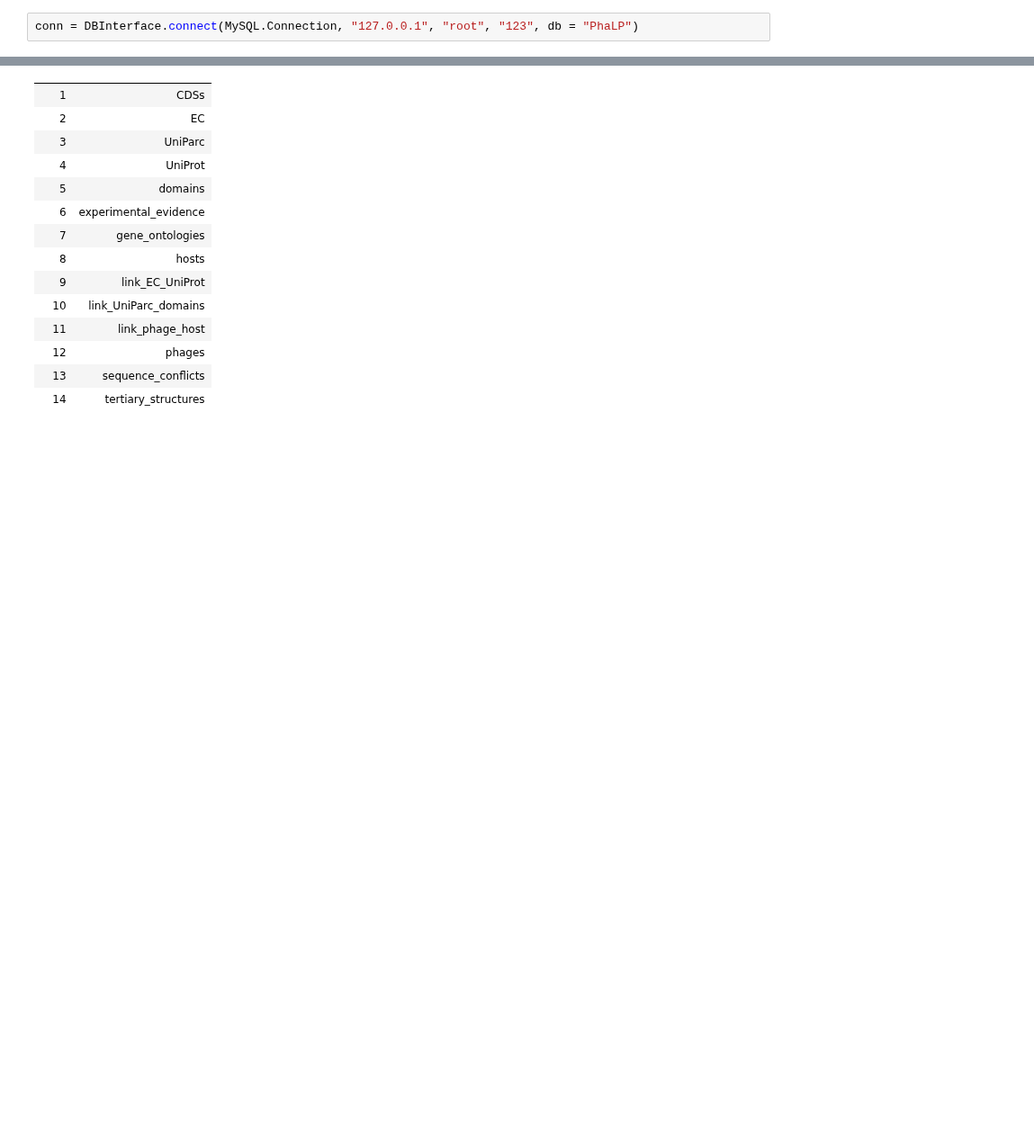
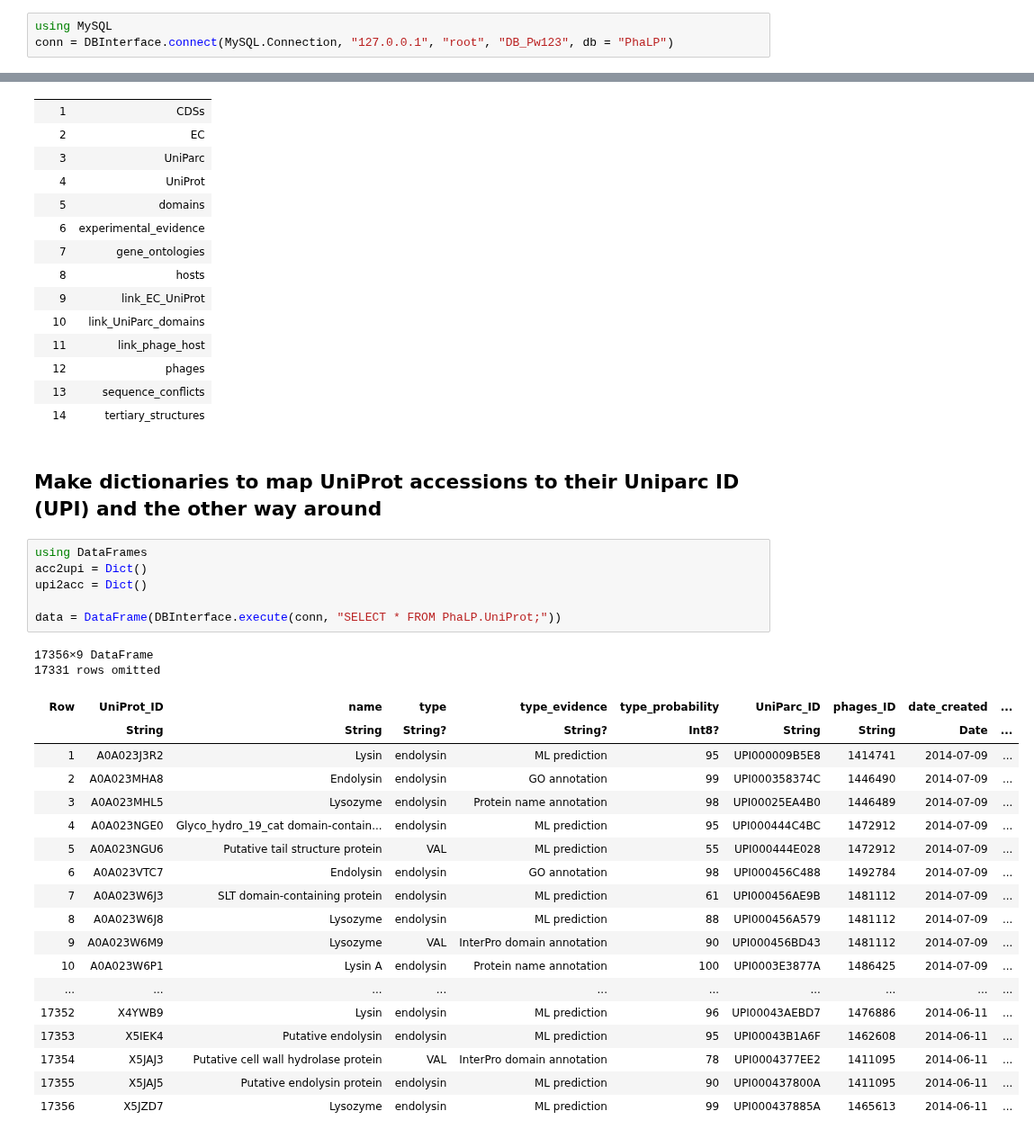
Before and after one commit to Micjanov/Master-Thesis, a Jupyter notebook: notebooks/PhaLP.ipynb, the cells around one changed output, grey strips where cells are left out. Shown at 90% size. Cells and saved outputs as stored; diff of their text form; blank space fills up the shorter version.

Commit message:
retrieving data from PhaLP

```diff
--- a/notebooks/PhaLP.ipynb
+++ b/notebooks/PhaLP.ipynb
@@ -1,7 +1,8 @@
 # %% [markdown]
 # PhaLP
 # %%
-conn = DBInterface.connect(MySQL.Connection, "127.0.0.1", "root", "123", db = "PhaLP")
+using MySQL
+conn = DBInterface.connect(MySQL.Connection, "127.0.0.1", "root", "DB_Pw123", db = "PhaLP")
 # %% [output]
 MySQL.Connection(host="127.0.0.1", user="root", port="3306", db="PhaLP")
 # %% [markdown]
@@ -27,3 +28,32 @@ tables = DataFrame(DBInterface.execute(conn, "SHOW TABLES;"))
 | 12 | phages |
 | 13 | sequence_conflicts |
 | 14 | tertiary_structures |
+# %% [markdown]
+## Make dictionaries to map UniProt accessions to their Uniparc ID (UPI) and the other way around
+# %%
+using DataFrames
+acc2upi = Dict()
+upi2acc = Dict()
+
+data = DataFrame(DBInterface.execute(conn, "SELECT * FROM PhaLP.UniProt;"))
+# %% [output]
+17356×9 DataFrame
+17331 rows omitted
+| Row | UniProt_ID | name | type | type_evidence | type_probability | UniParc_ID | phages_ID | date_created | ... |
+|  | String | String | String? | String? | Int8? | String | String | Date | ... |
+| 1 | A0A023J3R2 | Lysin | endolysin | ML prediction | 95 | UPI000009B5E8 | 1414741 | 2014-07-09 | ... |
+| 2 | A0A023MHA8 | Endolysin | endolysin | GO annotation | 99 | UPI000358374C | 1446490 | 2014-07-09 | ... |
+| 3 | A0A023MHL5 | Lysozyme | endolysin | Protein name annotation | 98 | UPI00025EA4B0 | 1446489 | 2014-07-09 | ... |
+| 4 | A0A023NGE0 | Glyco_hydro_19_cat domain-contain... | endolysin | ML prediction | 95 | UPI000444C4BC | 1472912 | 2014-07-09 | ... |
+| 5 | A0A023NGU6 | Putative tail structure protein | VAL | ML prediction | 55 | UPI000444E028 | 1472912 | 2014-07-09 | ... |
+| 6 | A0A023VTC7 | Endolysin | endolysin | GO annotation | 98 | UPI000456C488 | 1492784 | 2014-07-09 | ... |
+| 7 | A0A023W6J3 | SLT domain-containing protein | endolysin | ML prediction | 61 | UPI000456AE9B | 1481112 | 2014-07-09 | ... |
+| 8 | A0A023W6J8 | Lysozyme | endolysin | ML prediction | 88 | UPI000456A579 | 1481112 | 2014-07-09 | ... |
+| 9 | A0A023W6M9 | Lysozyme | VAL | InterPro domain annotation | 90 | UPI000456BD43 | 1481112 | 2014-07-09 | ... |
+| 10 | A0A023W6P1 | Lysin A | endolysin | Protein name annotation | 100 | UPI0003E3877A | 1486425 | 2014-07-09 | ... |
+| ... | ... | ... | ... | ... | ... | ... | ... | ... | ... |
+| 17352 | X4YWB9 | Lysin | endolysin | ML prediction | 96 | UPI00043AEBD7 | 1476886 | 2014-06-11 | ... |
+| 17353 | X5IEK4 | Putative endolysin | endolysin | ML prediction | 95 | UPI00043B1A6F | 1462608 | 2014-06-11 | ... |
+| 17354 | X5JAJ3 | Putative cell wall hydrolase protein | VAL | InterPro domain annotation | 78 | UPI0004377EE2 | 1411095 | 2014-06-11 | ... |
+| 17355 | X5JAJ5 | Putative endolysin protein | endolysin | ML prediction | 90 | UPI000437800A | 1411095 | 2014-06-11 | ... |
+| 17356 | X5JZD7 | Lysozyme | endolysin | ML prediction | 99 | UPI000437885A | 1465613 | 2014-06-11 | ... |
```
Also changed, not shown: parts of 4 cells of this notebook, 3 other files.
